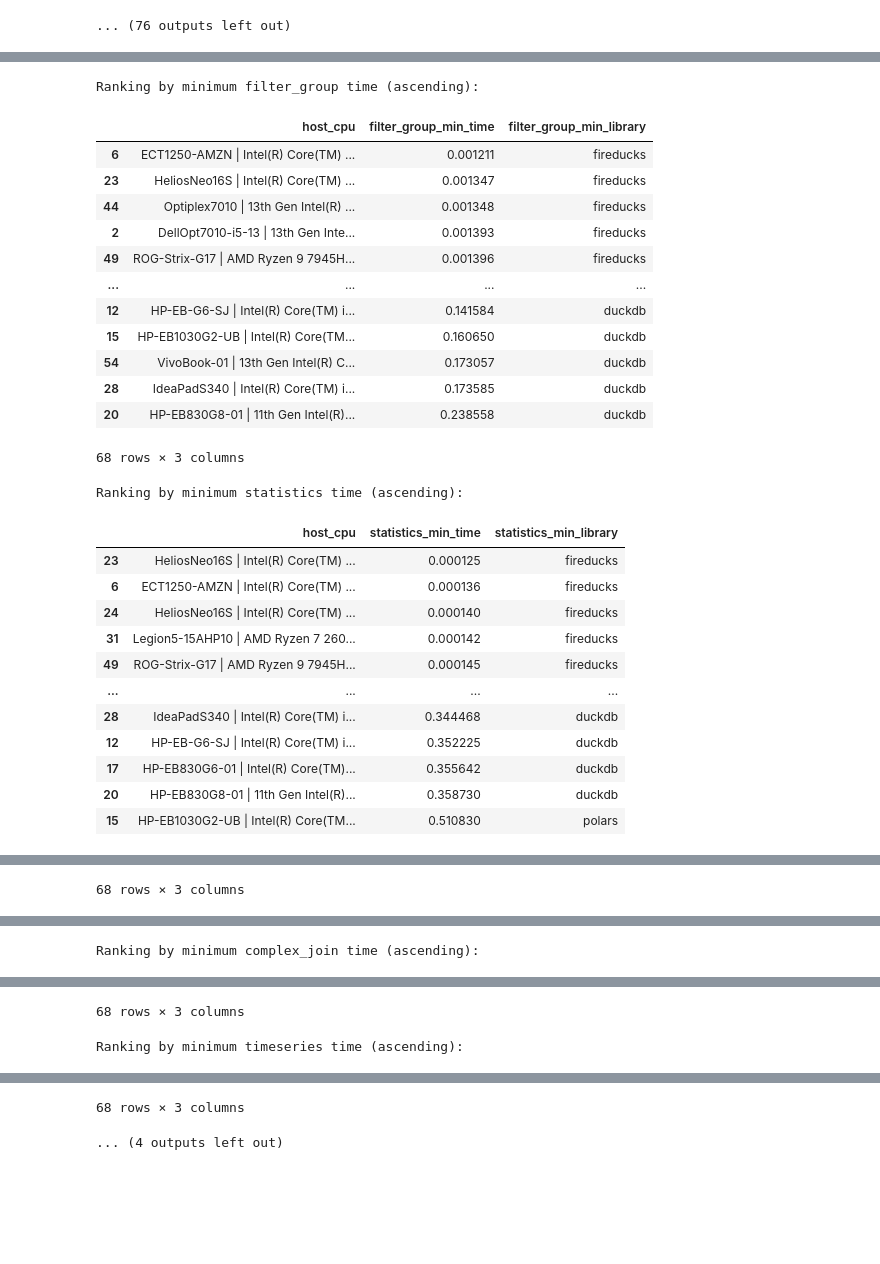
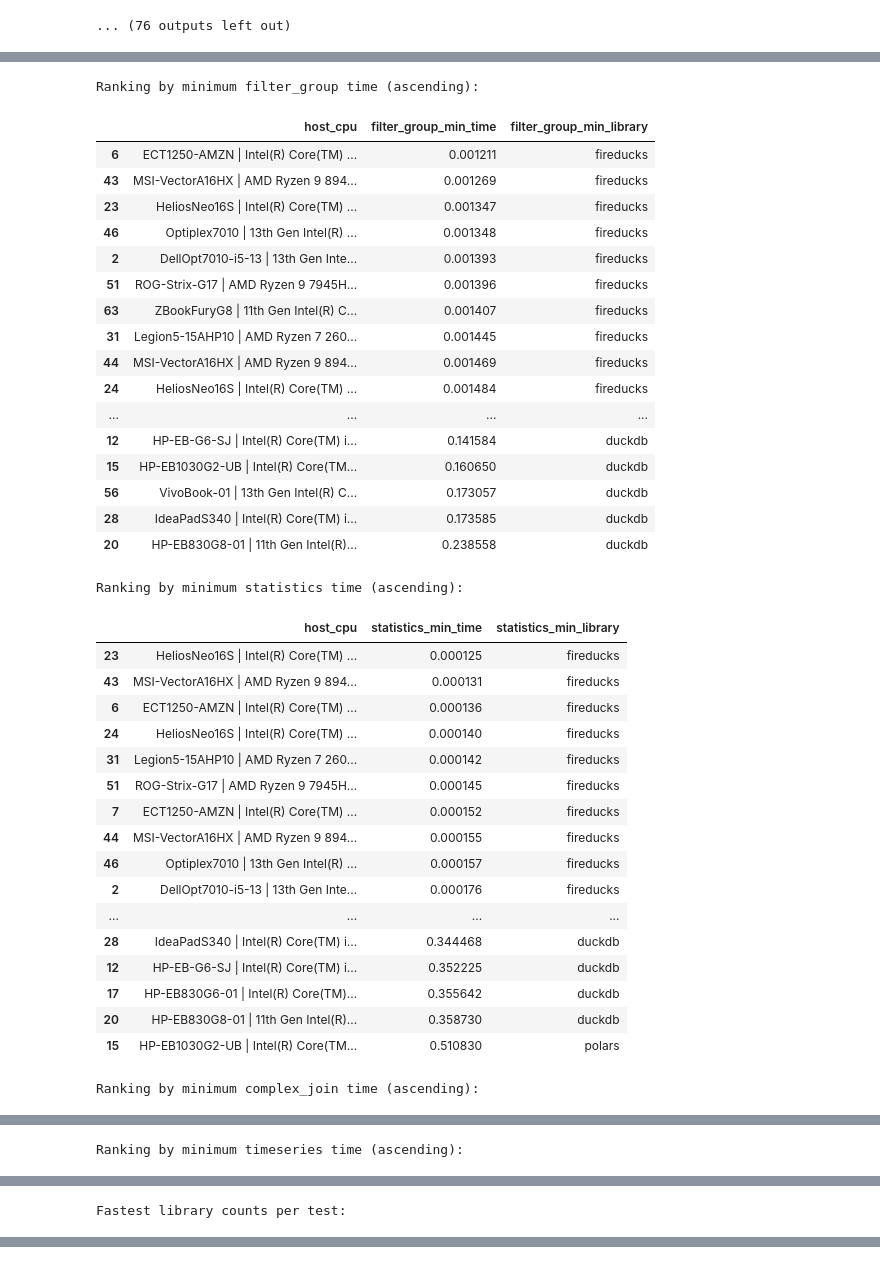
Before and after one commit to lcabrp/data_proc_benchmark, a Jupyter notebook: analysis/01_analysis.ipynb, the cells around one changed output, grey strips where cells are left out. Cells and saved outputs as stored; diff of their text form; code cells hidden in the pictures; blank space fills up the shorter version.

```diff
--- a/analysis/01_analysis.ipynb
+++ b/analysis/01_analysis.ipynb
@@ -858,57 +860,68 @@ host_test_min = pd.DataFrame(host_rows)
 
 # Display rankings per test including which library produced the min
 for test in test_prefixes:
     time_col = f'{test}_min_time'
     lib_col = f'{test}_min_library'
     if time_col not in host_test_min.columns:
         continue
     print(f"Ranking by minimum {test} time (ascending):")
-    with pd.option_context('display.max_colwidth', None):
+    with pd.option_context('display.max_rows', None, 'display.max_colwidth', None):
         display(
             host_test_min[['host_cpu', time_col, lib_col]]
             .sort_values(time_col, na_position='last')
         )
     print("\n")
 
 # Optional summary: frequency of fastest library per test
 summary_rows = []
 for test in test_prefixes:
     lib_col = f'{test}_min_library'
     if lib_col in host_test_min.columns:
         counts = host_test_min[lib_col].value_counts(dropna=True)
         for lib, cnt in counts.items():
             summary_rows.append({'test': test, 'library': lib, 'wins': cnt})
 fastest_summary = pd.DataFrame(summary_rows).sort_values(['test', 'wins'], ascending=[True, False])
 print("Fastest library counts per test:")
-display(fastest_summary)
+with pd.option_context('display.max_rows', None, 'display.max_colwidth', None):
+    display(fastest_summary)
 
 # Full aggregated table (one row per host with min times + libraries per test)
-host_test_min
+#host_test_min
 # %% [output]
 Ranking by minimum filter_group time (ascending):
 |  | host_cpu | filter_group_min_time | filter_group_min_library |
 | 6 | ECT1250-AMZN | Intel(R) Core(TM) ... | 0.001211 | fireducks |
+| 43 | MSI-VectorA16HX | AMD Ryzen 9 894... | 0.001269 | fireducks |
 | 23 | HeliosNeo16S | Intel(R) Core(TM) ... | 0.001347 | fireducks |
-| 44 | Optiplex7010 | 13th Gen Intel(R) ... | 0.001348 | fireducks |
+| 46 | Optiplex7010 | 13th Gen Intel(R) ... | 0.001348 | fireducks |
 | 2 | DellOpt7010-i5-13 | 13th Gen Inte... | 0.001393 | fireducks |
-| 49 | ROG-Strix-G17 | AMD Ryzen 9 7945H... | 0.001396 | fireducks |
+| 51 | ROG-Strix-G17 | AMD Ryzen 9 7945H... | 0.001396 | fireducks |
+| 63 | ZBookFuryG8 | 11th Gen Intel(R) C... | 0.001407 | fireducks |
+| 31 | Legion5-15AHP10 | AMD Ryzen 7 260... | 0.001445 | fireducks |
+| 44 | MSI-VectorA16HX | AMD Ryzen 9 894... | 0.001469 | fireducks |
+| 24 | HeliosNeo16S | Intel(R) Core(TM) ... | 0.001484 | fireducks |
 | ... | ... | ... | ... |
 | 12 | HP-EB-G6-SJ | Intel(R) Core(TM) i... | 0.141584 | duckdb |
 | 15 | HP-EB1030G2-UB | Intel(R) Core(TM... | 0.160650 | duckdb |
-| 54 | VivoBook-01 | 13th Gen Intel(R) C... | 0.173057 | duckdb |
+| 56 | VivoBook-01 | 13th Gen Intel(R) C... | 0.173057 | duckdb |
 | 28 | IdeaPadS340 | Intel(R) Core(TM) i... | 0.173585 | duckdb |
 | 20 | HP-EB830G8-01 | 11th Gen Intel(R)... | 0.238558 | duckdb |
-68 rows × 3 columns
+Ranking by minimum statistics time (ascending):
+|  | host_cpu | statistics_min_time | statistics_min_library |
+| 23 | HeliosNeo16S | Intel(R) Core(TM) ... | 0.000125 | fireducks |
+| 43 | MSI-VectorA16HX | AMD Ryzen 9 894... | 0.000131 | fireducks |
+| 6 | ECT1250-AMZN | Intel(R) Core(TM) ... | 0.000136 | fireducks |
+| 24 | HeliosNeo16S | Intel(R) Core(TM) ... | 0.000140 | fireducks |
+| 31 | Legion5-15AHP10 | AMD Ryzen 7 260... | 0.000142 | fireducks |
+| 51 | ROG-Strix-G17 | AMD Ryzen 9 7945H... | 0.000145 | fireducks |
+| 7 | ECT1250-AMZN | Intel(R) Core(TM) ... | 0.000152 | fireducks |
+| 44 | MSI-VectorA16HX | AMD Ryzen 9 894... | 0.000155 | fireducks |
+| 46 | Optiplex7010 | 13th Gen Intel(R) ... | 0.000157 | fireducks |
+| 2 | DellOpt7010-i5-13 | 13th Gen Inte... | 0.000176 | fireducks |
+| ... | ... | ... | ... |
+| 28 | IdeaPadS340 | Intel(R) Core(TM) i... | 0.344468 | duckdb |
+| 12 | HP-EB-G6-SJ | Intel(R) Core(TM) i... | 0.352225 | duckdb |
+| 17 | HP-EB830G6-01 | Intel(R) Core(TM)... | 0.355642 | duckdb |
+| 20 | HP-EB830G8-01 | 11th Gen Intel(R)... | 0.358730 | duckdb |
+| 15 | HP-EB1030G2-UB | Intel(R) Core(TM... | 0.510830 | polars |
-Ranking by minimum statistics time (ascending):
+Ranking by minimum complex_join time (ascending):
-|  | host_cpu | statistics_min_time | statistics_min_library |
-| 23 | HeliosNeo16S | Intel(R) Core(TM) ... | 0.000125 | fireducks |
-| 6 | ECT1250-AMZN | Intel(R) Core(TM) ... | 0.000136 | fireducks |
-| 24 | HeliosNeo16S | Intel(R) Core(TM) ... | 0.000140 | fireducks |
-| 31 | Legion5-15AHP10 | AMD Ryzen 7 260... | 0.000142 | fireducks |
-| 49 | ROG-Strix-G17 | AMD Ryzen 9 7945H... | 0.000145 | fireducks |
-| ... | ... | ... | ... |
-| 28 | IdeaPadS340 | Intel(R) Core(TM) i... | 0.344468 | duckdb |
-| 12 | HP-EB-G6-SJ | Intel(R) Core(TM) i... | 0.352225 | duckdb |
-| 17 | HP-EB830G6-01 | Intel(R) Core(TM)... | 0.355642 | duckdb |
-| 20 | HP-EB830G8-01 | 11th Gen Intel(R)... | 0.358730 | duckdb |
-| 15 | HP-EB1030G2-UB | Intel(R) Core(TM... | 0.510830 | polars |
@@ -915 +945 @@ Ranking by minimum statistics time (ascending):
-68 rows × 3 columns
+Ranking by minimum timeseries time (ascending):
@@ -916 +963 @@ Ranking by minimum statistics time (ascending):
-Ranking by minimum complex_join time (ascending):
+Fastest library counts per test:
@@ -929,2 +963,0 @@ Ranking by minimum complex_join time (ascending):
-68 rows × 3 columns
-Ranking by minimum timeseries time (ascending):
@@ -943,2 +963,0 @@ Ranking by minimum timeseries time (ascending):
-68 rows × 3 columns
-... (4 outputs left out)
```
Also changed, not shown: parts of 9 cells of this notebook, 1 other file.
